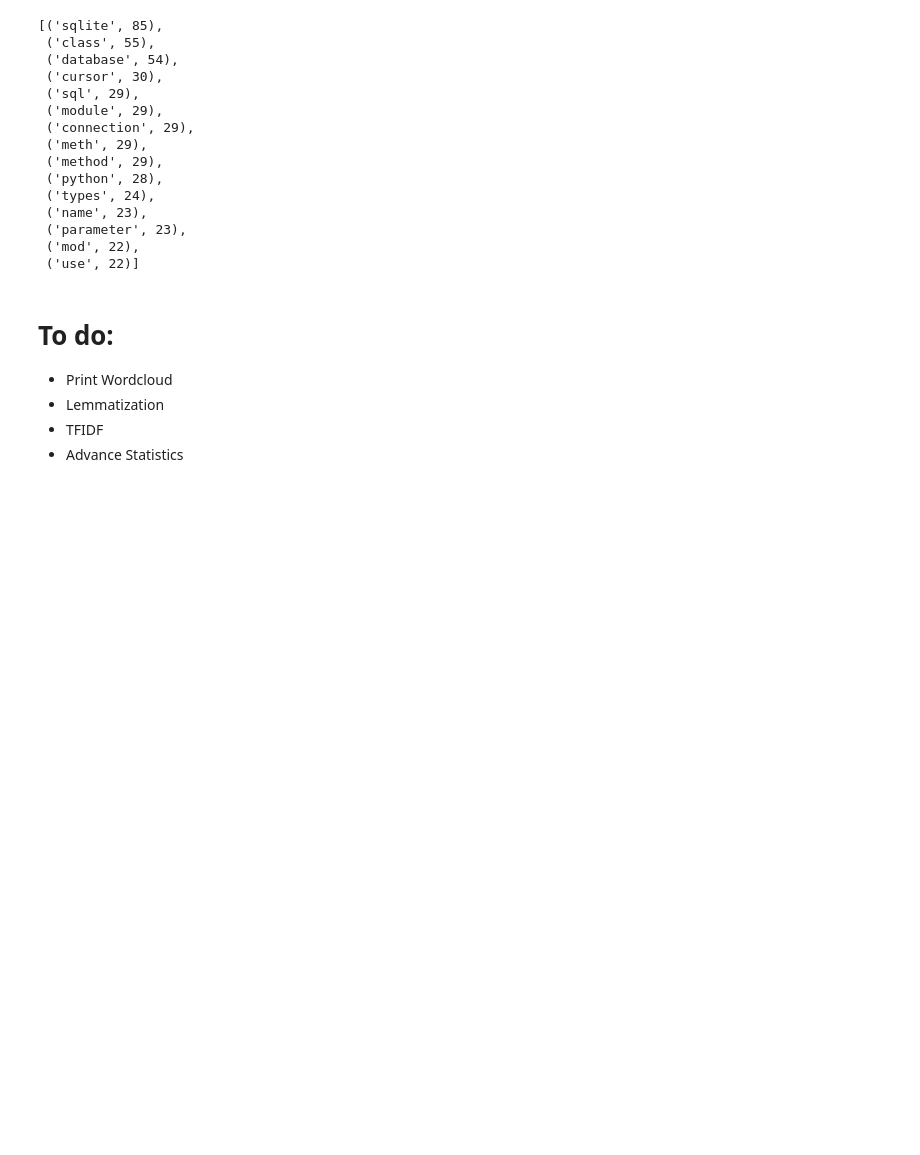
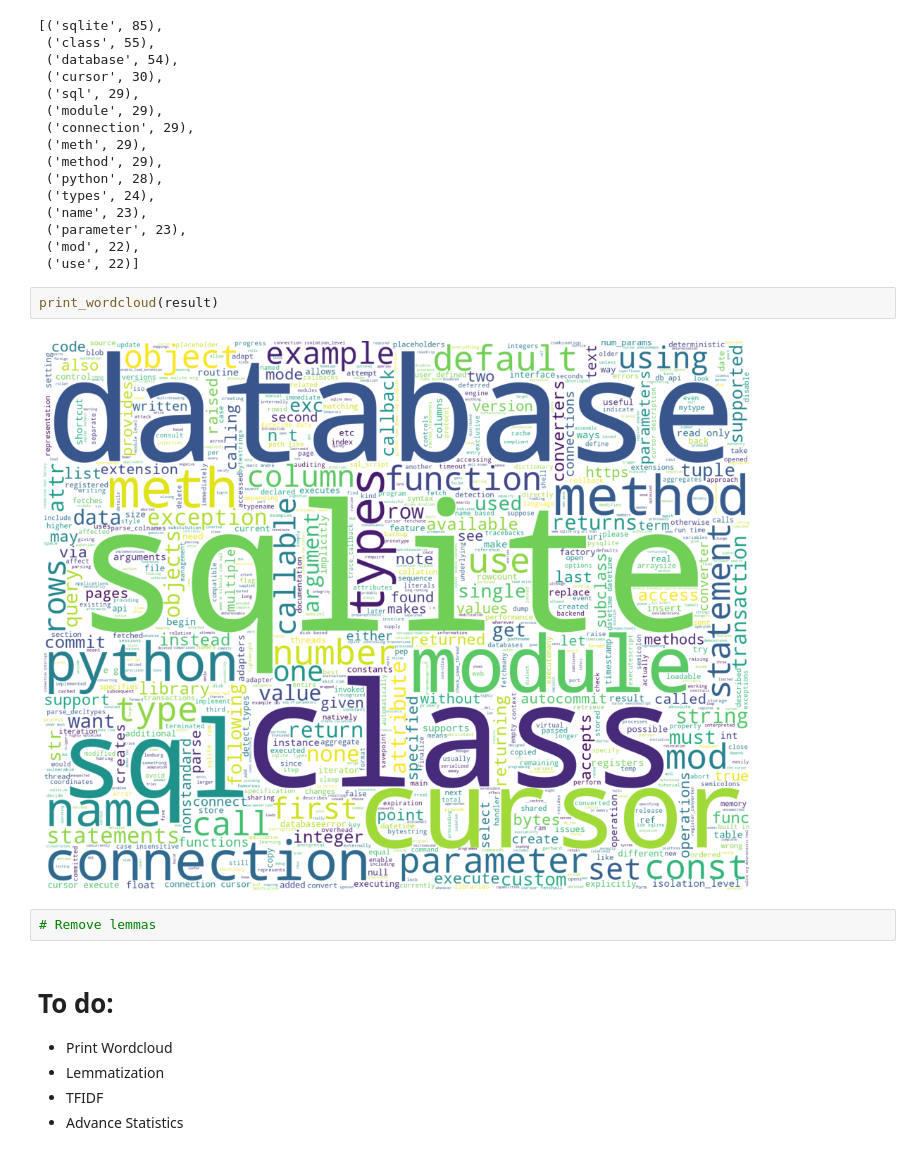
Before and after one commit to G0erman/sqlite3-notes, a Jupyter notebook: nlp.ipynb, the cells around one changed output. Cells and saved outputs as stored; diff of their text form; blank space fills up the shorter version.

```diff
--- a/nlp.ipynb
+++ b/nlp.ipynb
@@ -191,6 +224,12 @@ result.most_common(15)
  ('parameter', 23),
  ('mod', 22),
  ('use', 22)]
+# %%
+print_wordcloud(result)
+# %% [output]
+[figure, added]
+# %%
+# Remove lemmas
 # %% [markdown]
 # To do:
 
```
Also changed, not shown: parts of 5 cells of this notebook.
